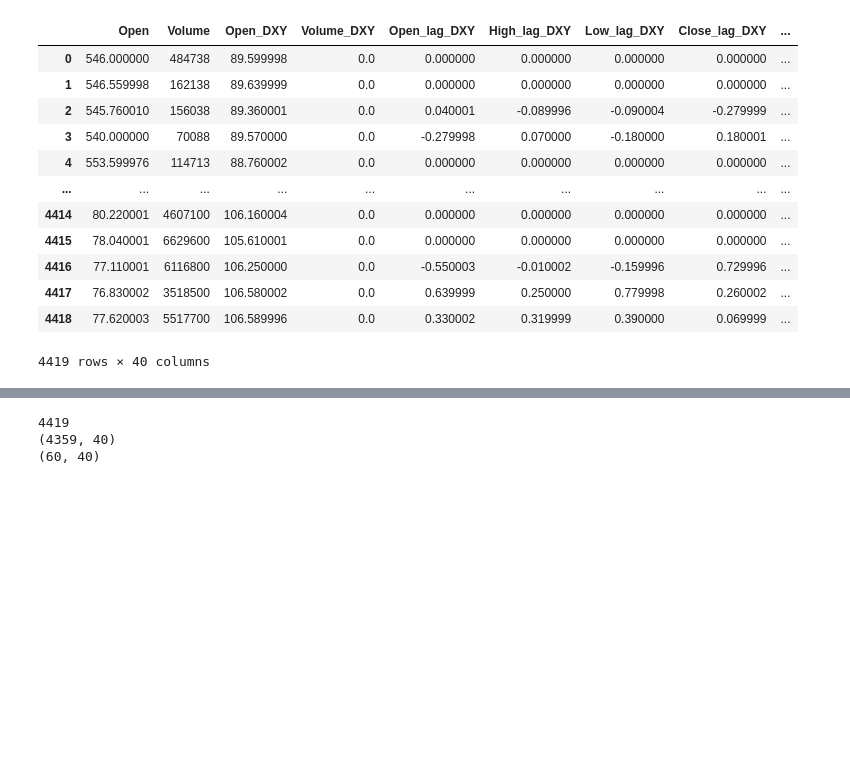
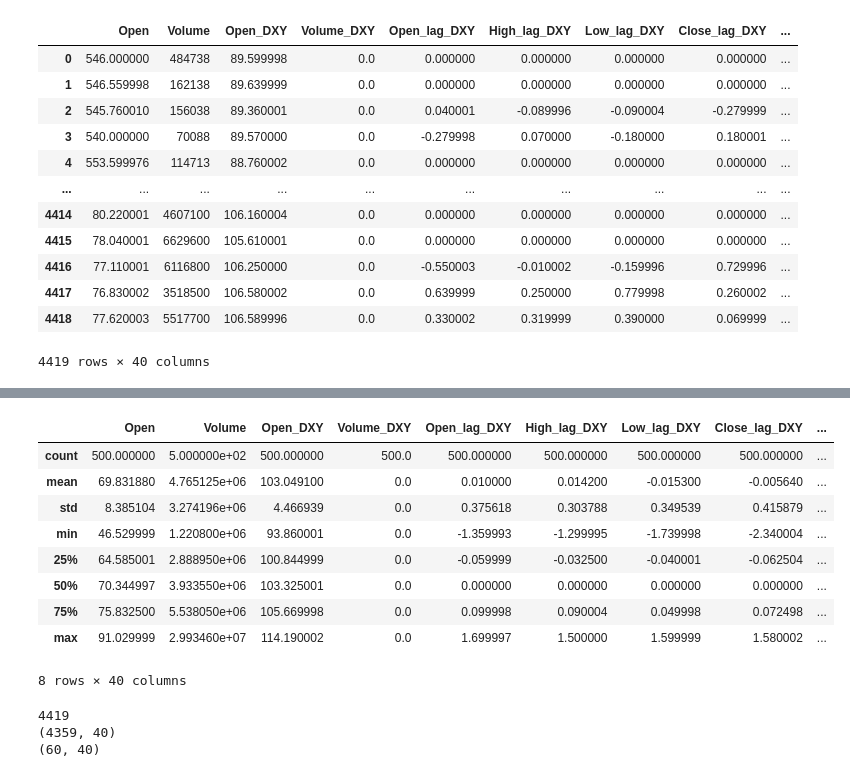
Before and after one commit to VibhuKrovvidi/USO_ETF_Day_Trading, a Jupyter notebook: notebooks/4_strategy.ipynb, the cells around one changed output, grey strips where cells are left out. Cells and saved outputs as stored; diff of their text form; code cells hidden in the pictures; blank space fills up the shorter version.

```diff
--- a/notebooks/4_strategy.ipynb
+++ b/notebooks/4_strategy.ipynb
@@ -22,3 +35,16 @@ master_df
+# %%
+master_df[-500:].describe()
+# %% [output]
+|  | Open | Volume | Open_DXY | Volume_DXY | Open_lag_DXY | High_lag_DXY | Low_lag_DXY | Close_lag_DXY | ... |
+| count | 500.000000 | 5.000000e+02 | 500.000000 | 500.0 | 500.000000 | 500.000000 | 500.000000 | 500.000000 | ... |
+| mean | 69.831880 | 4.765125e+06 | 103.049100 | 0.0 | 0.010000 | 0.014200 | -0.015300 | -0.005640 | ... |
+| std | 8.385104 | 3.274196e+06 | 4.466939 | 0.0 | 0.375618 | 0.303788 | 0.349539 | 0.415879 | ... |
+| min | 46.529999 | 1.220800e+06 | 93.860001 | 0.0 | -1.359993 | -1.299995 | -1.739998 | -2.340004 | ... |
+| 25% | 64.585001 | 2.888950e+06 | 100.844999 | 0.0 | -0.059999 | -0.032500 | -0.040001 | -0.062504 | ... |
+| 50% | 70.344997 | 3.933550e+06 | 103.325001 | 0.0 | 0.000000 | 0.000000 | 0.000000 | 0.000000 | ... |
+| 75% | 75.832500 | 5.538050e+06 | 105.669998 | 0.0 | 0.099998 | 0.090004 | 0.049998 | 0.072498 | ... |
+| max | 91.029999 | 2.993460e+07 | 114.190002 | 0.0 | 1.699997 | 1.500000 | 1.599999 | 1.580002 | ... |
+8 rows × 40 columns
 # %%
 num_test_days = 60
 total_days = master_df.shape[0]
```
Also changed, not shown: parts of 4 cells of this notebook, 1 other file.
